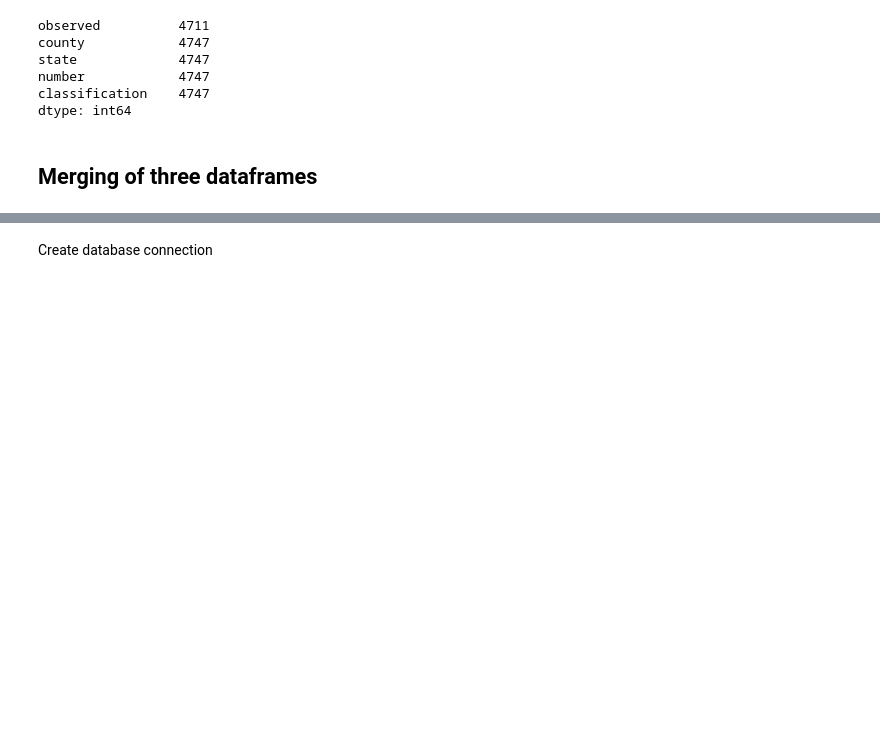
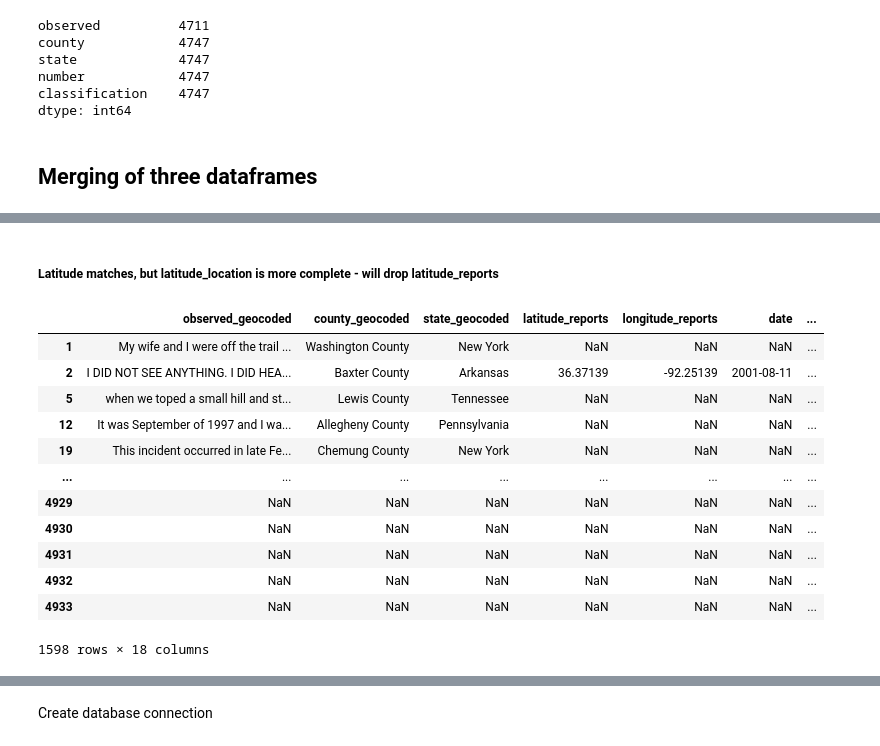
Before and after one commit to elisabethvirak/BigFoot, a Jupyter notebook: Bigfoot_Cleaning.ipynb, the cells around one changed output, grey strips where cells are left out. Cells and saved outputs as stored; diff of their text form; code cells hidden in the pictures; blank space fills up the shorter version.

```diff
--- a/Bigfoot_Cleaning.ipynb
+++ b/Bigfoot_Cleaning.ipynb
@@ -317,0 +348,19 @@ final_bf_merge
+# %% [markdown]
+##### Latitude matches, but latitude_location is more complete - will drop latitude_reports
+# %%
+# checking latitude
+final_bf_merge[final_bf_merge['latitude_reports']!=final_bf_merge['latitude_location']]
+# %% [output]
+|  | observed_geocoded | county_geocoded | state_geocoded | latitude_reports | longitude_reports | date | ... |
+| 1 | My wife and I were off the trail ... | Washington County | New York | NaN | NaN | NaN | ... |
+| 2 | I DID NOT SEE ANYTHING. I DID HEA... | Baxter County | Arkansas | 36.37139 | -92.25139 | 2001-08-11 | ... |
+| 5 | when we toped a small hill and st... | Lewis County | Tennessee | NaN | NaN | NaN | ... |
+| 12 | It was September of 1997 and I wa... | Allegheny County | Pennsylvania | NaN | NaN | NaN | ... |
+| 19 | This incident occurred in late Fe... | Chemung County | New York | NaN | NaN | NaN | ... |
+| ... | ... | ... | ... | ... | ... | ... | ... |
+| 4929 | NaN | NaN | NaN | NaN | NaN | NaN | ... |
+| 4930 | NaN | NaN | NaN | NaN | NaN | NaN | ... |
+| 4931 | NaN | NaN | NaN | NaN | NaN | NaN | ... |
+| 4932 | NaN | NaN | NaN | NaN | NaN | NaN | ... |
+| 4933 | NaN | NaN | NaN | NaN | NaN | NaN | ... |
+1598 rows × 18 columns
```
Also changed, not shown: parts of 25 cells of this notebook, 1 other file.
